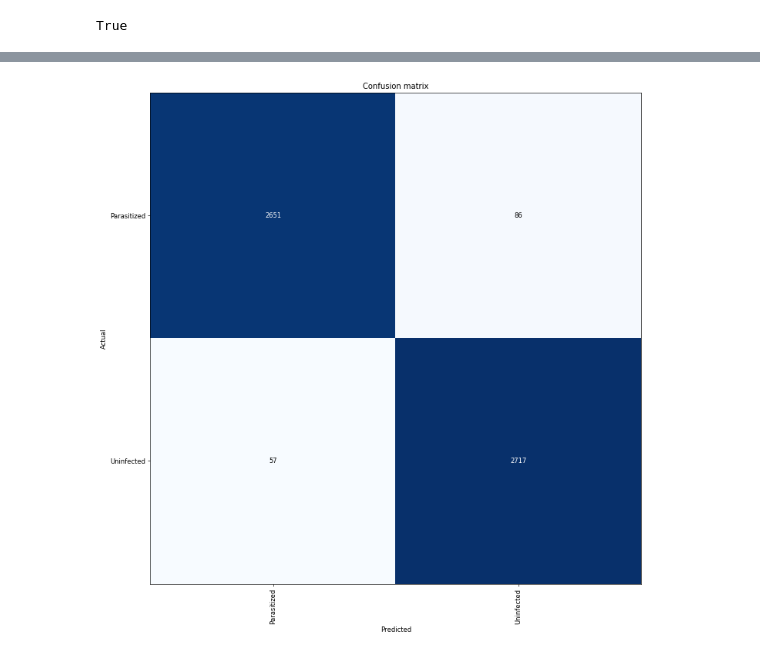
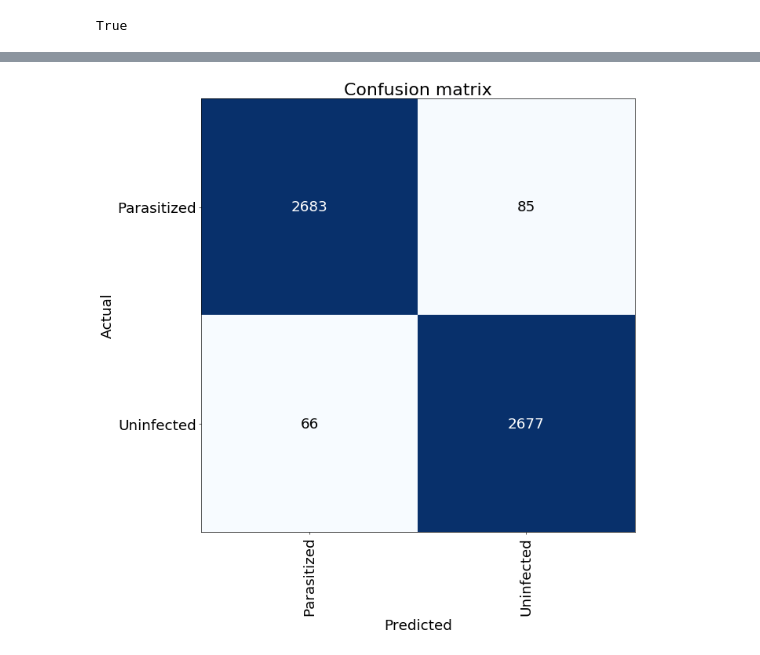
Before and after one commit to RaymondDashWu/Malaria-Detection, a Jupyter notebook: Malaria Detection.ipynb, the cells around one changed output, grey strips where cells are left out. Cells and saved outputs as stored; diff of their text form; code cells hidden in the pictures.

```diff
--- a/Malaria Detection.ipynb
+++ b/Malaria Detection.ipynb
@@ -206,6 +206,7 @@ len(data.valid_ds)==len(losses)==len(idxs)
 True
 # %%
 interp.plot_confusion_matrix(figsize=(12,12), dpi=60)
+plt.rcParams.update({'font.size': 72})
 # %% [output]
 [figure]
 # %%
@@ -255,3 +257,0 @@ LR Finder is complete, type {learner_name}.recorder.plot() to see the graph.
-# %%
-learn.unfreeze()
-learn.fit_one_cycle(3, max_lr=slice(1e-6,1e-4))
@@ -263,2 +257,0 @@ learn.fit_one_cycle(3, max_lr=slice(1e-6,1e-4))
-# %%
-learn.fit_one_cycle(3, max_lr=slice(1e-6,1e-4))
@@ -270,5 +258,7 @@ learn.fit_one_cycle(3, max_lr=slice(1e-6,1e-4))
 # %%
 #TODO: Figure out how many epochs before this starts doing badly. Just starting to get good! Could push a couple more.
-learn.fit_one_cycle(1, max_lr=slice(1e-6,1e-4))
+
+learn.unfreeze()
+learn.fit_one_cycle(15, max_lr=slice(1e-6,1e-4))
 # %% [output]
 | epoch | train_loss | valid_loss | error_rate | time |
@@ -286,4 +294,5 @@ interp.plot_top_losses(9, figsize=(15,14), heatmap = False)
 # %%
 interp.plot_confusion_matrix(figsize=(12,12), dpi=60)
+plt.rcParams.update({'font.size': 72})
 # %% [output]
-[figure, old version]
+[figure, new version]
```
Also changed, not shown: parts of 17 cells of this notebook.
